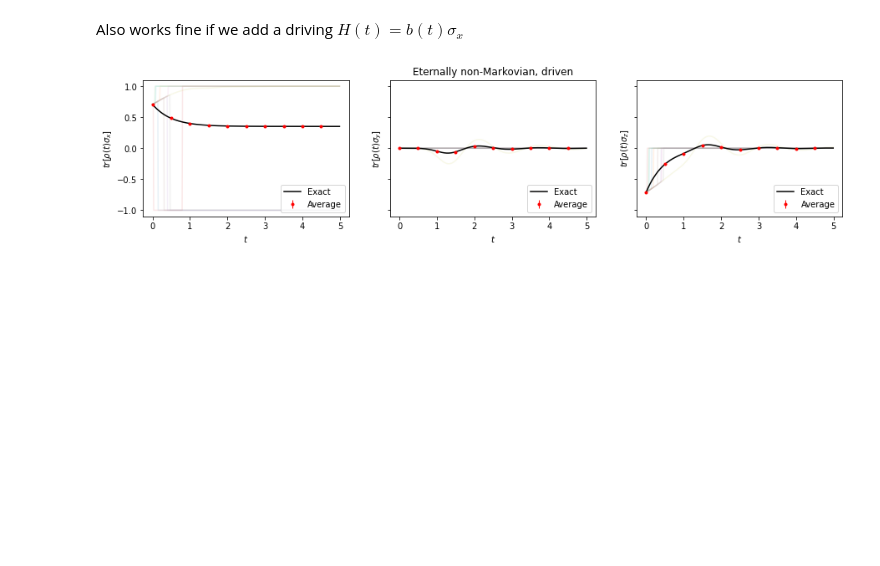
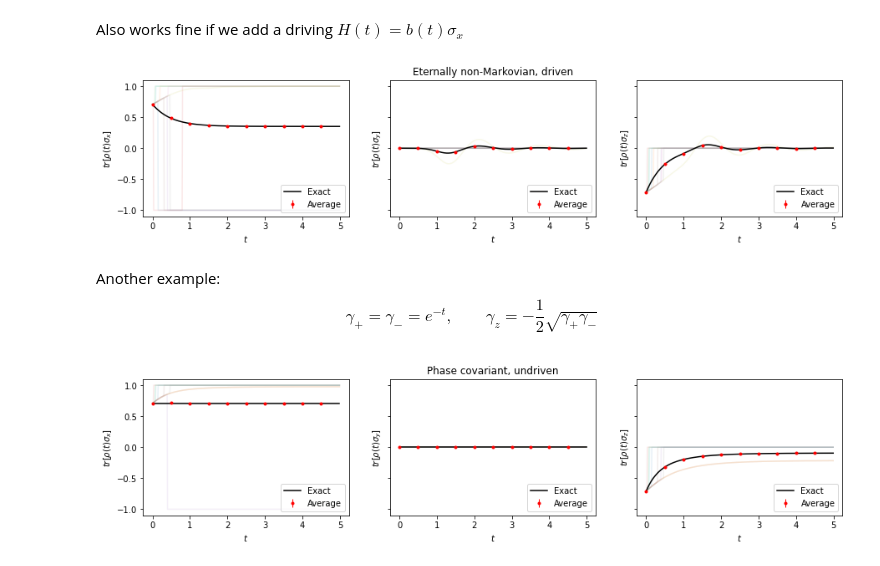
Before and after one commit to federicoSettimo/ROQJ, a Jupyter notebook: Examples/Phase covariant_gen_eig.ipynb, the cells around one changed output. Drawn from its saved outputs; the diff is of its cells as text; code cells hidden in the pictures; blank space fills up the shorter version.

Commit message:
Phase covariant with post-jump states = |+,->

```diff
--- a/Examples/Phase covariant_gen_eig.ipynb
+++ b/Examples/Phase covariant_gen_eig.ipynb
@@ -128,3 +128,55 @@ ax[1].set_title("Eternally non-Markovian, driven")
 plt.show();
 # %% [output]
 [figure]
+# %% [markdown]
+Another example:
+$$\gamma_+ = \gamma_-=e^{-t},\qquad \gamma_z = -\frac12\sqrt{\gamma_+\gamma_-} $$
+# %%
+filein = open("../params.txt")
+Ncopies = int(filein.readline())
+Nensemble = int(filein.readline())
+ti = float(filein.readline())
+tf = float (filein.readline())
+dt = float(filein.readline())
+print_traj = bool(filein.readline())
+Ntraj = int(filein.readline())
+dimH = int(filein.readline())
+Npoints = int((tf-ti)/dt)
+
+t = np.arange(ti,tf,dt)
+
+fig, ax = plt.subplots(1,3, figsize=(15,3), sharey=True)
+for i in range(3):
+    trajectories = np.zeros((Ntraj, Npoints))
+    exact = np.zeros(Npoints)
+    avg_obs = np.zeros(Npoints)
+    err_obs = np.zeros(Npoints)
+    filein = open("../trajectories_"+str(i+1)+".txt")
+    f_exact = open("../analytic_"+str(i+1)+".txt")
+    f_avg = open("../average_"+str(i+1)+".txt")
+    f_err = open("../error_"+str(i+1)+".txt")
+    for k in range(Npoints):
+        exact[k] = f_exact.readline()
+        avg_obs[k] = f_avg.readline()
+        err_obs[k] = f_err.readline()
+        j = 0
+        line = filein.readline()
+        for x in line.split():
+            trajectories[j,k] = x
+            j+=1
+    for itraj in range(Ntraj):
+        ax[i].plot(t, trajectories[itraj,:], alpha=.1)
+    ax[i].plot(t,exact,color='black', label="Exact")
+    ax[i].errorbar(t,avg_obs,err_obs, marker='o', markersize=3, color='red', label="Average", errorevery=50, markevery=50, linewidth=0, elinewidth=1)
+
+    ax[i].legend(loc="lower right")
+    ax[i].set_xlabel(r'$t$')
+
+ax[0].set_ylabel(r'$tr[\rho(t)\sigma_x]$')
+ax[1].set_ylabel(r'$tr[\rho(t)\sigma_y]$')
+ax[2].set_ylabel(r'$tr[\rho(t)\sigma_z]$')
+ax[1].set_title("Phase covariant, undriven")
+
+plt.show();
+# %% [output]
+[figure, added]
```
Also changed, not shown: parts of 4 cells of this notebook, 1 other file.
